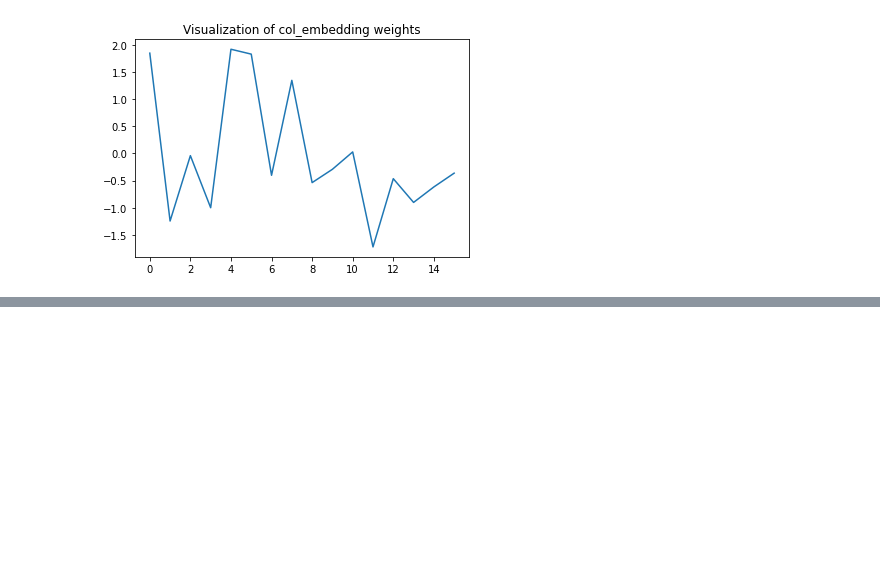
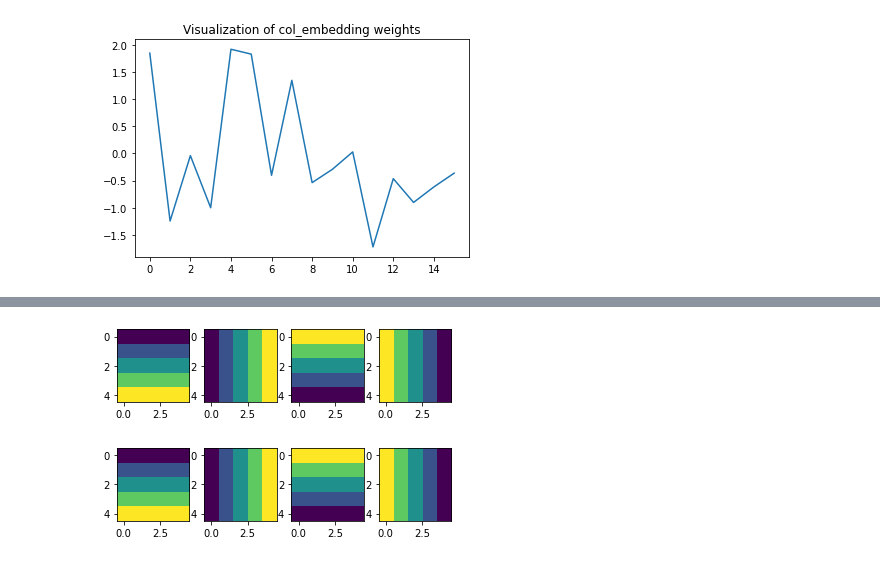
Before and after one commit to WouterBant/GEVit-DL2-Project, a Jupyter notebook: demo/demo_only_3_and_8.ipynb, the cells around one changed output, grey strips where cells are left out. Cells and saved outputs as stored; diff of their text form; code cells hidden in the pictures; blank space fills up the shorter version.

```diff
--- a/demo/demo_only_3_and_8.ipynb
+++ b/demo/demo_only_3_and_8.ipynb
@@ -227,0 +239,8 @@ plt.show()
+# %%
+row_indices = module.transformer[0].attention[2].row_indices
+
+for i in range(8):
+    plt.subplot(2,4,i+1)
+    plt.imshow(row_indices[i])
+# %% [output]
+[figure, added]
```
Also changed, not shown: parts of 4 cells of this notebook.
